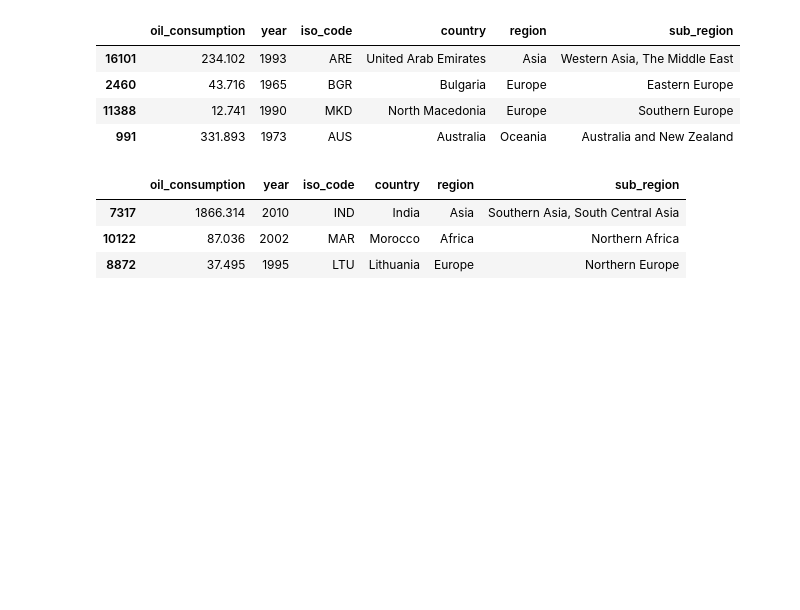
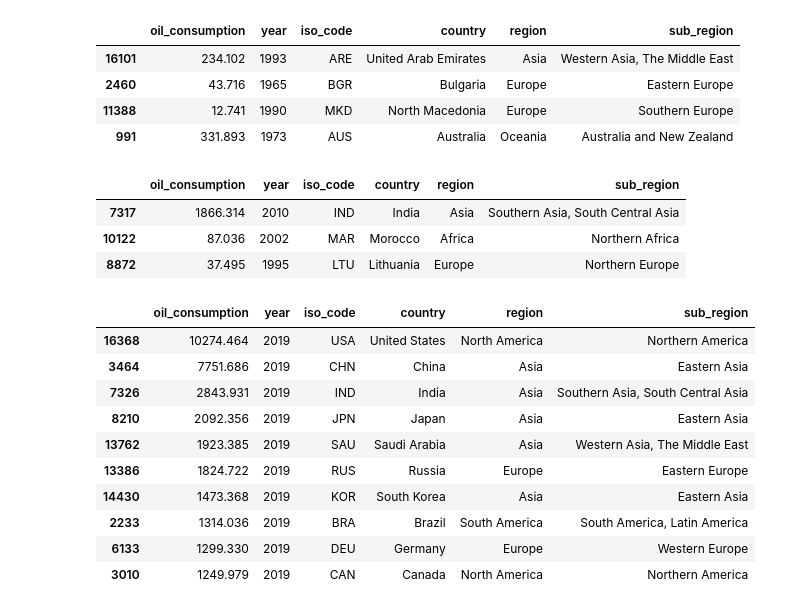
Before and after one commit to henrymmarques/DataVizProj, a Jupyter notebook: project_DV.ipynb, the cells around one changed output. Drawn from its saved outputs; the diff is of its cells as text; code cells hidden in the pictures; blank space fills up the shorter version.

Commit message:
oil_consumption top 10 on app.py

```diff
--- a/project_DV.ipynb
+++ b/project_DV.ipynb
@@ -702,3 +702,17 @@ oil_consumption_countries.sample
 | 7317 | 1866.314 | 2010 | IND | India | Asia | Southern Asia, South Central Asia |
 | 10122 | 87.036 | 2002 | MAR | Morocco | Africa | Northern Africa |
 | 8872 | 37.495 | 1995 | LTU | Lithuania | Europe | Northern Europe |
+# %%
+oil_consumption_countries[oil_consumption_countries['year']==2019].sort_values(by='oil_consumption' ,ascending=False).head(10)
+# %% [output]
+|  | oil_consumption | year | iso_code | country | region | sub_region |
+| 16368 | 10274.464 | 2019 | USA | United States | North America | Northern America |
+| 3464 | 7751.686 | 2019 | CHN | China | Asia | Eastern Asia |
+| 7326 | 2843.931 | 2019 | IND | India | Asia | Southern Asia, South Central Asia |
+| 8210 | 2092.356 | 2019 | JPN | Japan | Asia | Eastern Asia |
+| 13762 | 1923.385 | 2019 | SAU | Saudi Arabia | Asia | Western Asia, The Middle East |
+| 13386 | 1824.722 | 2019 | RUS | Russia | Europe | Eastern Europe |
+| 14430 | 1473.368 | 2019 | KOR | South Korea | Asia | Eastern Asia |
+| 2233 | 1314.036 | 2019 | BRA | Brazil | South America | South America, Latin America |
+| 6133 | 1299.330 | 2019 | DEU | Germany | Europe | Western Europe |
+| 3010 | 1249.979 | 2019 | CAN | Canada | North America | Northern America |
```
Also changed, not shown: parts of 1 cell of this notebook, 1 other file.
